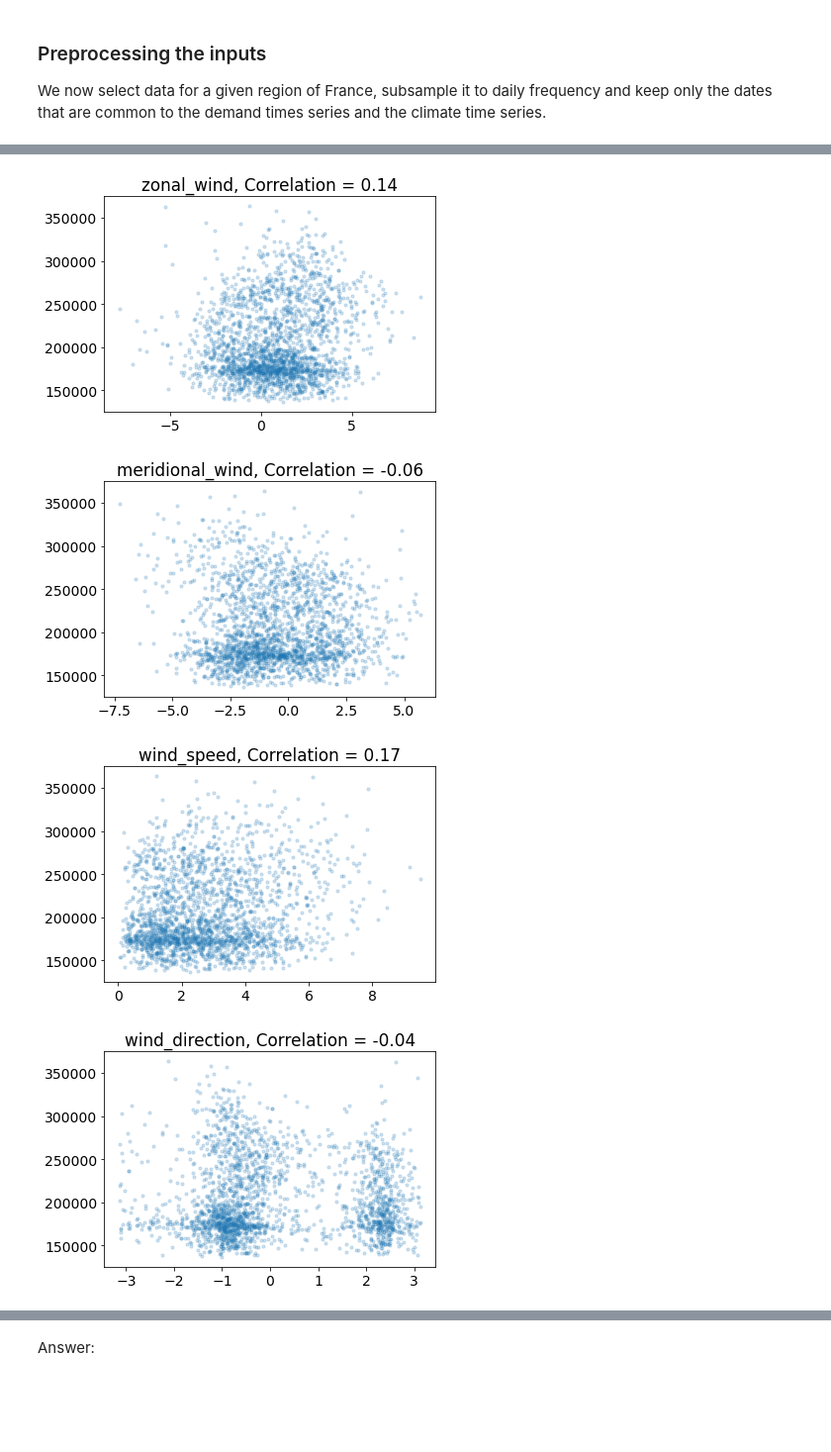
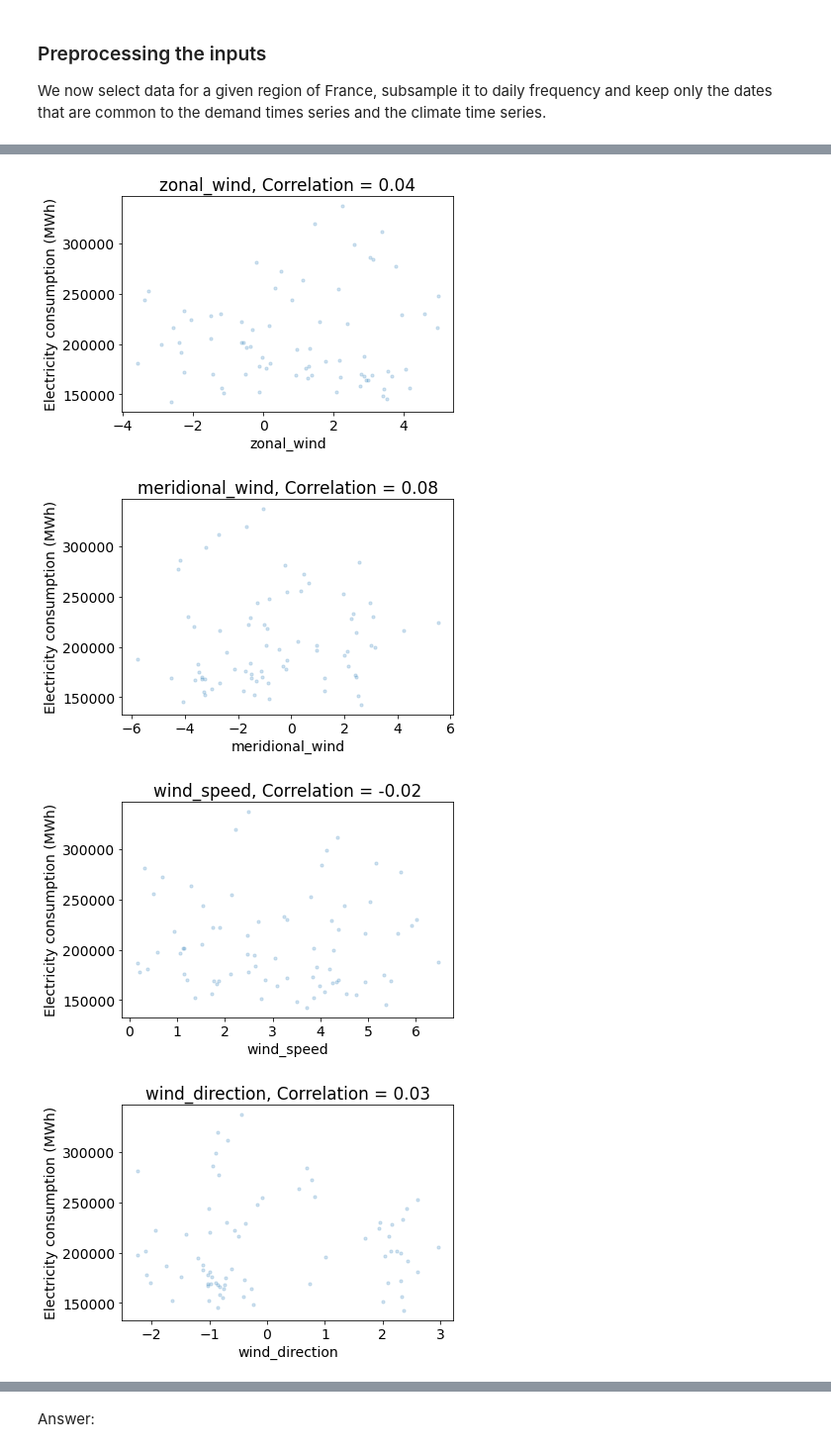
Before and after one commit to Pchambet/ml4climate, a Jupyter notebook: book/notebooks/09_tutorial_ensemble_methods.ipynb, the cells around one changed output, grey strips where cells are left out. Shown at 99% size. Saved outputs shown, nothing was run; the diff lists cells and outputs as text; code cells hidden in the pictures; blank space fills up the shorter version.

```diff
--- a/book/notebooks/09_tutorial_ensemble_methods.ipynb
+++ b/book/notebooks/09_tutorial_ensemble_methods.ipynb
@@ -130,3 +129,20 @@ Last common date:       2019-12-31 00:00:00
+# %%
+# Add noise to demand (optional)
+NOISE_LEVEL = 0.
+df_dem_reg += np.random.normal(0., df_dem_reg.std(), df_dem_reg.shape) * NOISE_LEVEL
+# %%
+# Deteriorate dataset by removing extreme temperatures
+T_MIN = -100.
+T_MAX = 100.
+extremes = (ds_clim_reg['surface_temperature'] < T_MIN) | (ds_clim_reg['surface_temperature'] > T_MAX)
+ds_clim_reg = ds_clim_reg.where(~extremes).dropna(dim='time')
+df_dem_reg = df_dem_reg.where(~extremes).dropna()
+# %%
+# Deteriorate by selecting a few days per month
+N_DAYS_PER_MONTH = 1
+step = int(365.25 / 12 / N_DAYS_PER_MONTH)
+ds_clim_reg = ds_clim_reg.isel(time=slice(None, None, step))
+df_dem_reg = df_dem_reg.iloc[slice(None, None, step)]
 # %% [markdown]
 ### Analyzing the relationship between the climate variables and the demand
 
@@ -143,6 +159,8 @@ The code below:
 for variable_name, da in ds_clim_reg.items():
     plt.figure()
     plt.scatter(da.values, df_dem_reg.values, s=10, alpha=0.2)
+    plt.xlabel(da.name)
+    plt.ylabel(dem_label)
     c = np.corrcoef(da.values, df_dem_reg.values)[0, 1]
     plt.title('{}, Correlation = {:.2f}'.format(variable_name, c))
 # %% [output]
@@ -153,7 +171,7 @@ for variable_name, da in ds_clim_reg.items():
-[figure, old version]
+[figure, new version]
-[figure, old version]
+[figure, new version]
-[figure, old version]
+[figure, new version]
-[figure, old version]
+[figure, new version]
 # %%
 corr_clim = np.corrcoef(ds_clim_reg.to_array().values)
 fig, ax = plt.subplots()
```
Also changed, not shown: parts of 18 cells of this notebook, 3 other files.
